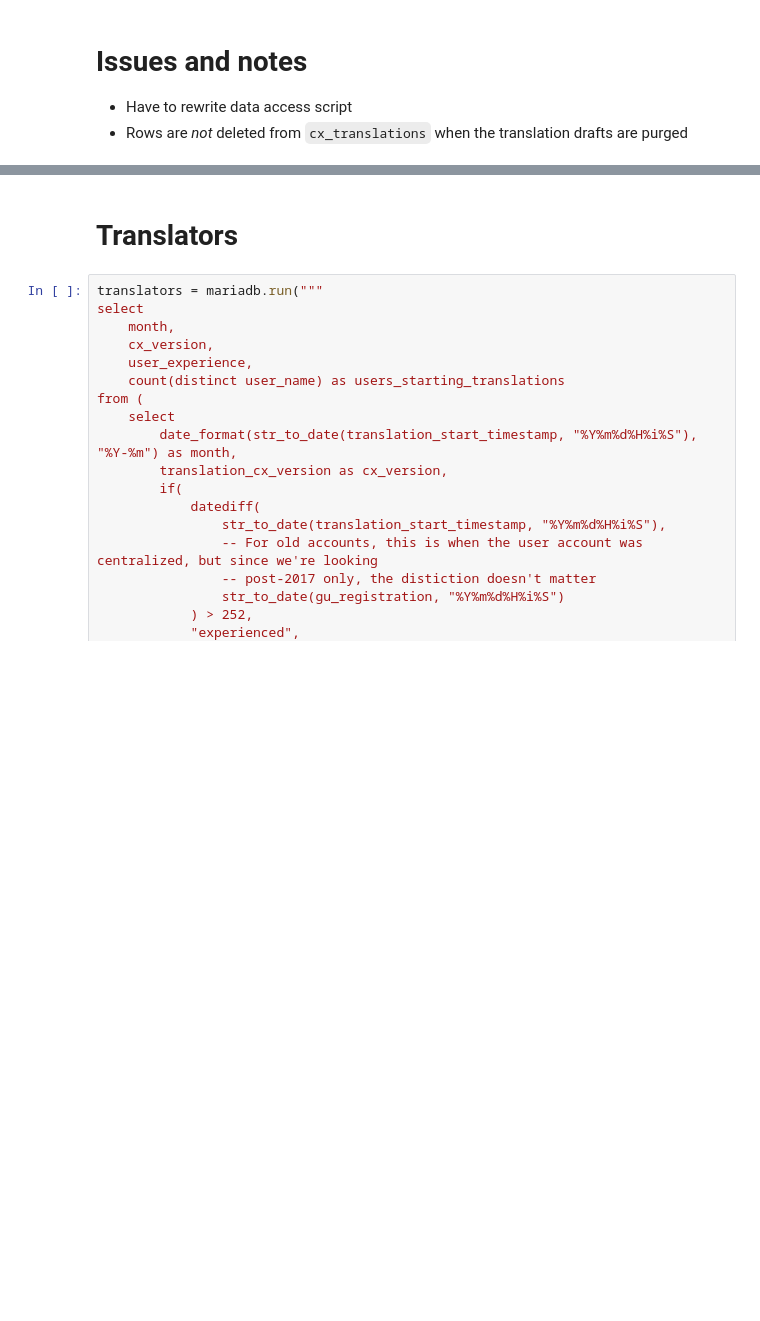
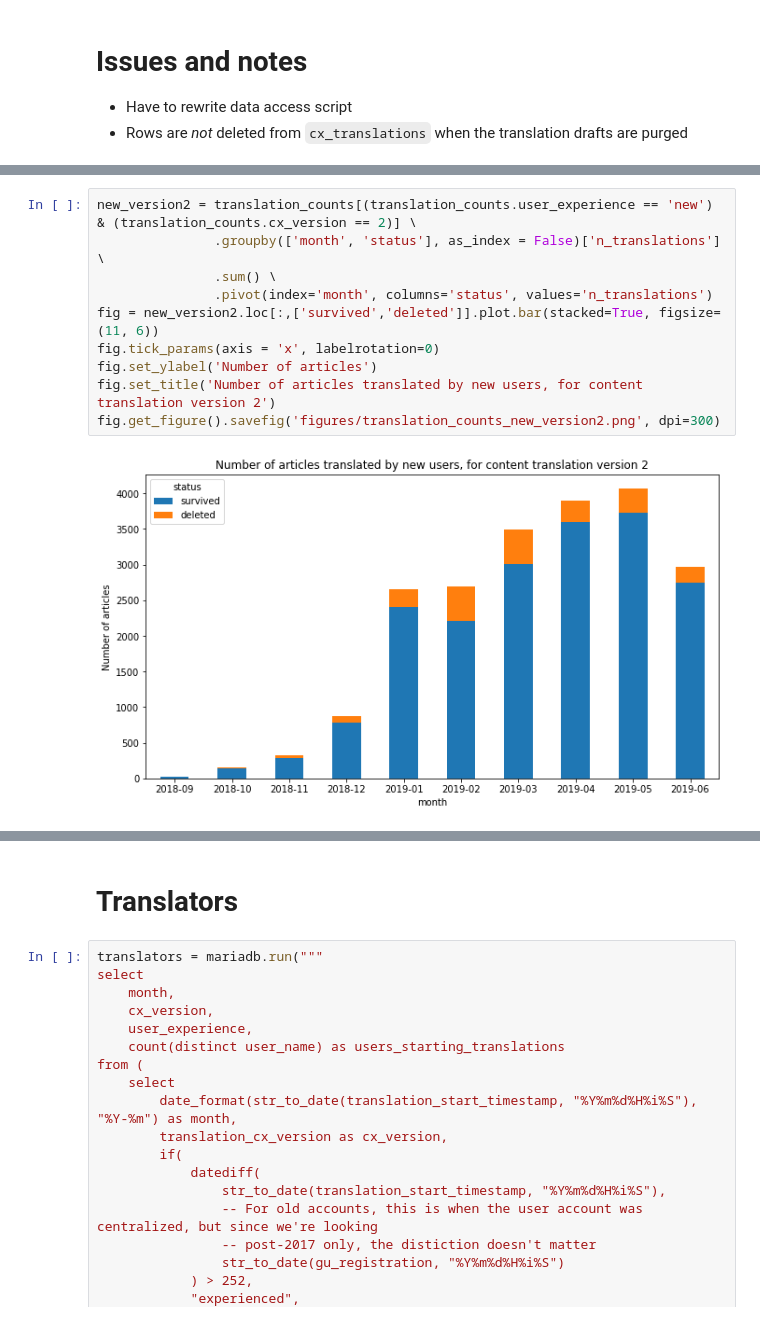
Before and after one commit to wikimedia-research/2018-19-Language-annual-plan-metrics, a Jupyter notebook: Language-metrics.ipynb, the cells around one changed output, grey strips where cells are left out. Saved outputs shown, nothing was run; the diff lists cells and outputs as text; blank space fills up the shorter version.

```diff
--- a/Language-metrics.ipynb
+++ b/Language-metrics.ipynb
@@ -194,0 +88,12 @@ for df in dfs:
+# %%
+new_version2 = translation_counts[(translation_counts.user_experience == 'new') & (translation_counts.cx_version == 2)] \
+               .groupby(['month', 'status'], as_index = False)['n_translations'] \
+               .sum() \
+               .pivot(index='month', columns='status', values='n_translations')
+fig = new_version2.loc[:,['survived','deleted']].plot.bar(stacked=True, figsize=(11, 6))
+fig.tick_params(axis = 'x', labelrotation=0)
+fig.set_ylabel('Number of articles')
+fig.set_title('Number of articles translated by new users, for content translation version 2')
+fig.get_figure().savefig('figures/translation_counts_new_version2.png', dpi=300)
+# %% [output]
+[figure, added]
```
Also changed, not shown: parts of 13 cells of this notebook, 4 other files.
